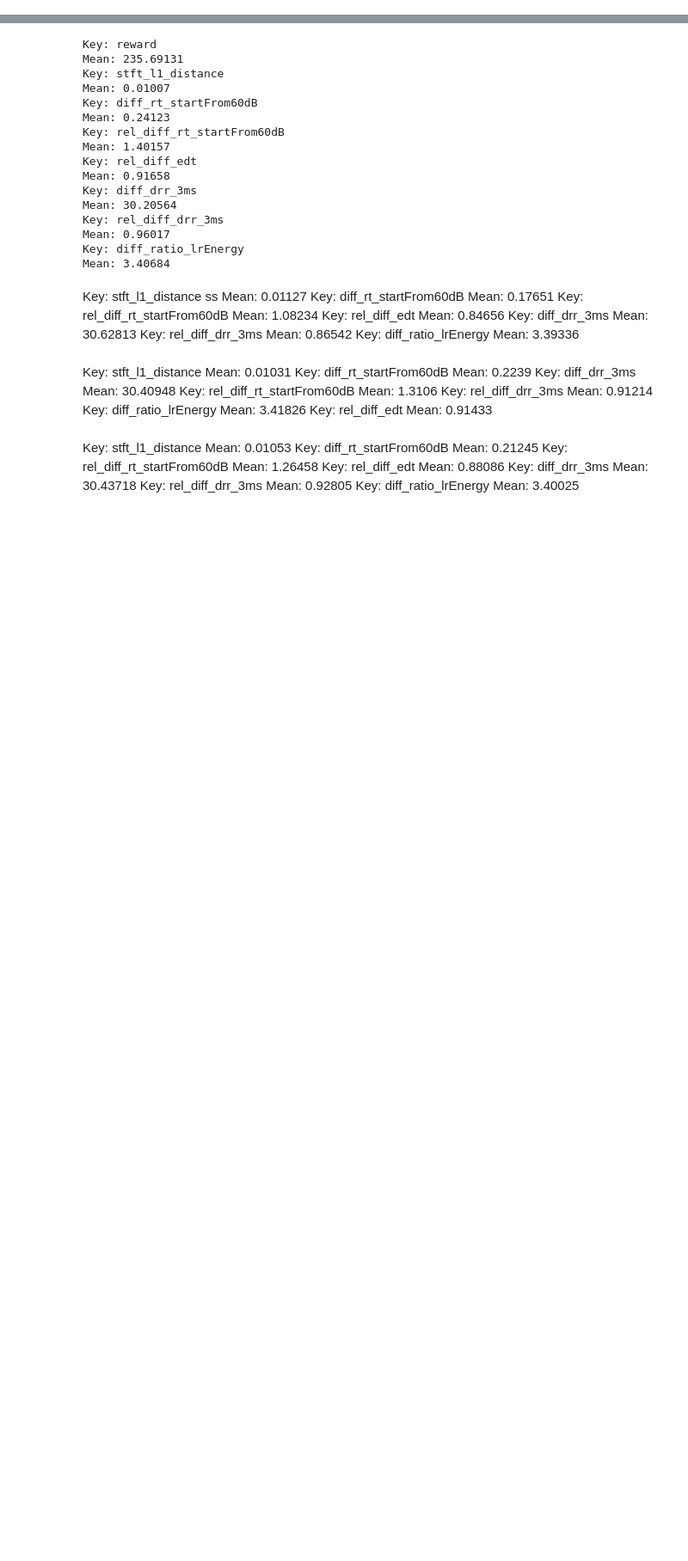
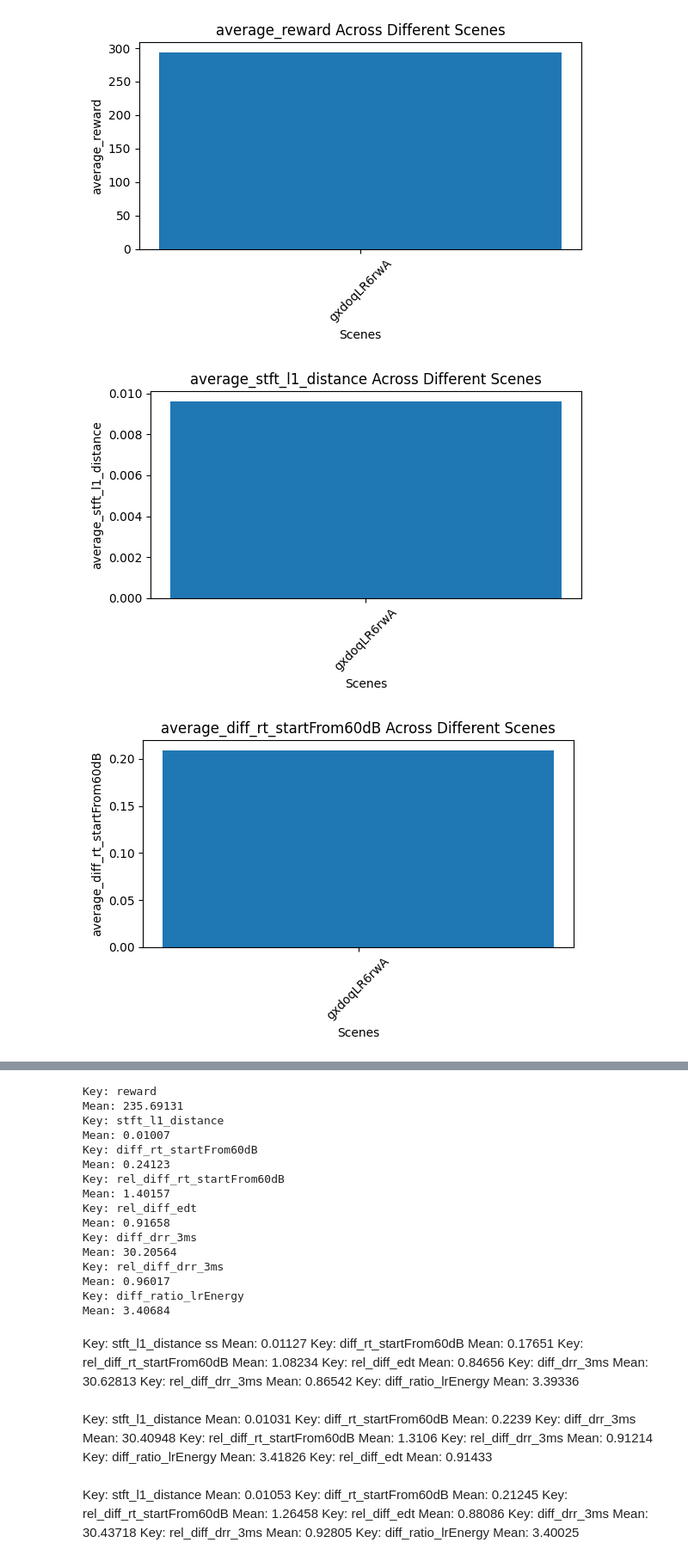
Before and after one commit to arjunrs1/active-rir, a Jupyter notebook: scripts/eval_stats_aggregation/compute_eval_stats.ipynb, the cells around one changed output, grey strips where cells are left out. Shown at 86% size. Cells and saved outputs as stored; diff of their text form; code cells hidden in the pictures; blank space fills up the shorter version.

```diff
--- a/scripts/eval_stats_aggregation/compute_eval_stats.ipynb
+++ b/scripts/eval_stats_aggregation/compute_eval_stats.ipynb
@@ -4,10 +4,10 @@ import os
 import numpy as np
 # %%
 runs_eval_path = '/vision/asomaya1/active-rir/runs_eval'
-stats_file_name = 'train_telephone_stats_0.json'
+stats_file_name = 'val_YmJkqBEsHnH_stats_0.json'
 
 #specify model to run
-run = 'active_novelty_modified_policy'
+run = 'YmJkqBEsHnH'
 
 full_path = os.path.join(runs_eval_path, run, "tb", stats_file_name)
 
@@ -20,0 +85,40 @@ with open(full_path, 'r') as json_file:
+# %%
+import matplotlib.pyplot as plt
+
+# Metrics to plot
+metrics_to_plot = [
+    'average_reward',
+    'average_stft_l1_distance',
+    'average_diff_rt_startFrom60dB',
+    'average_rel_diff_rt_startFrom60dB',
+    'average_rel_diff_edt',
+    'average_diff_drr_3ms',
+    'average_rel_diff_drr_3ms',
+    'average_diff_ratio_lrEnergy',
+]
+
+# Create a bar plot for each metric
+for metric in metrics_to_plot:
+    # Extract metric values for all scenes
+    metric_values = [average_scene_metrics[scene][metric] for scene in average_scene_metrics]
+    scenes = list(average_scene_metrics.keys())
+
+    # Create the bar plot
+    plt.figure(figsize=(6, 4))
+    plt.bar(scenes, metric_values)
+    plt.xlabel('Scenes')
+    plt.ylabel(metric)
+    plt.title(f'{metric} Across Different Scenes')
+    plt.xticks(rotation=45)
+    plt.tight_layout()
+
+    # Show or save the plot (you can choose either option)
+    # To show the plot:
+    plt.show()
+
+    # To save the plot as an image file (e.g., PNG):
+    # plt.savefig(f'{metric}_bar_plot.png')
+# %% [output]
+[figure, added]
+[figure, added]
+[figure, added]
```
Also changed, not shown: parts of 6 cells of this notebook, 23 other files.
